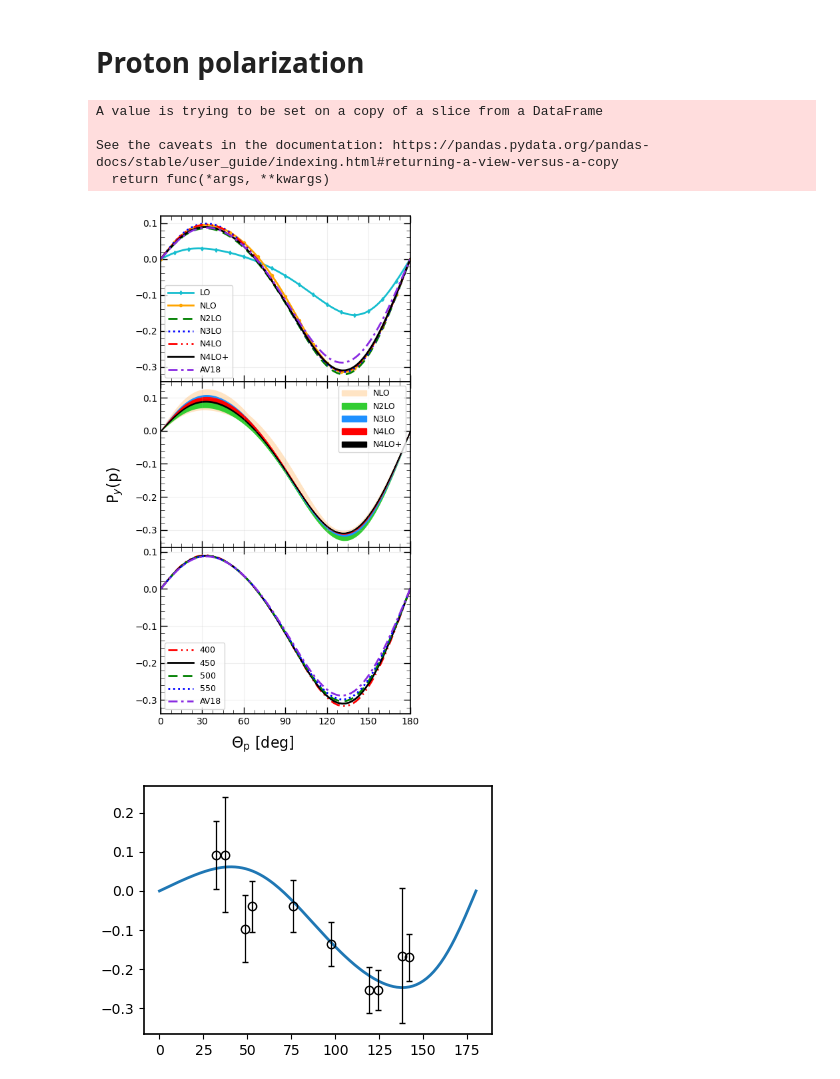
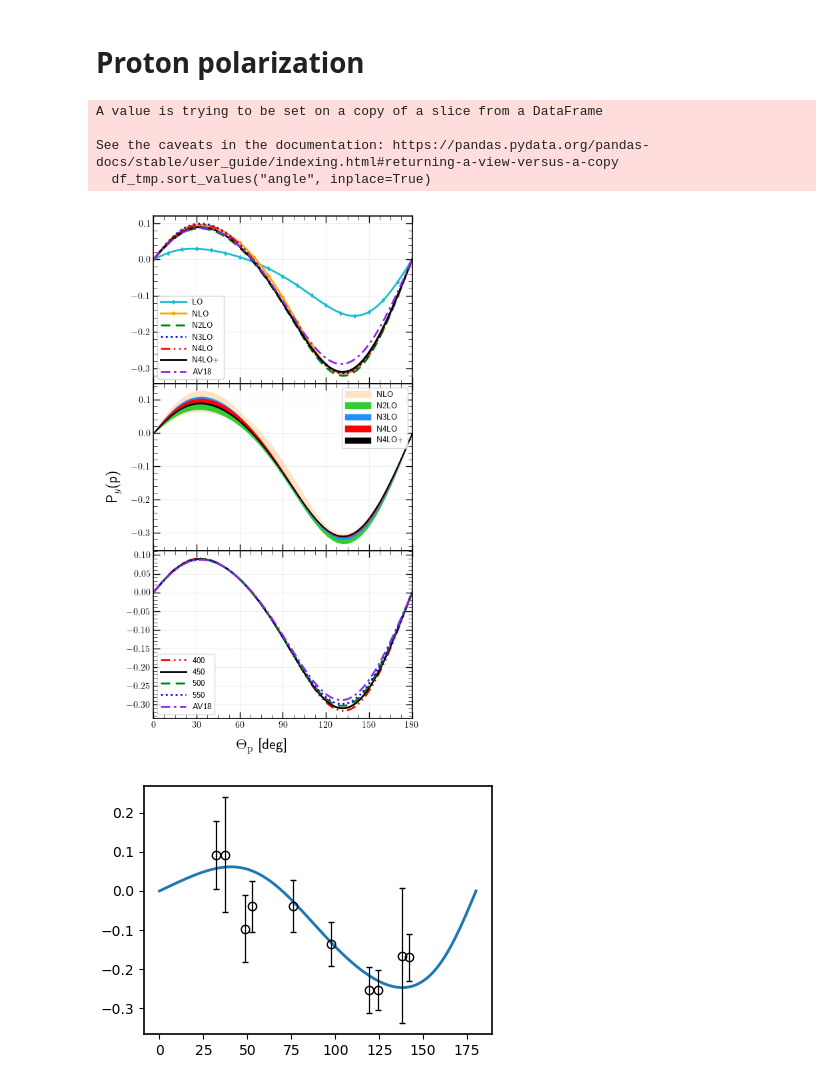
Before and after one commit to VitaliiUr/thesis, a Jupyter notebook: PlotData/Deuteron/Polarization.ipynb, the cells around one changed output. Saved outputs shown, nothing was run; the diff lists cells and outputs as text; code cells hidden in the pictures.

```diff
--- a/PlotData/Deuteron/Polarization.ipynb
+++ b/PlotData/Deuteron/Polarization.ipynb
@@ -27,7 +27,8 @@ mpl.rcParams['mathtext.bf'] = 'DejaVu Sans:bold'
 plt.rcParams["font.family"] = "sans-serif"
 plt.rcParams["font.sans-serif"] = "DejaVu Sans"
 
-plt.rc('text', usetex=False)
+# plt.rc('text', usetex=False)
+plt.rc('text', usetex=True)
 plt.rcParams['axes.linewidth'] = 1.2
 mpl.rcParams['lines.linewidth'] = 2
 
@@ -229,12 +291,12 @@ def make_fig(obs, energy, cutoff, df, exp=None, wave="SIEGERT", ylabel=None, sav
 # %%
-ax, fig = make_fig("POLNOUT2(y)", 100, 450, df_my, save=True,
+ax, fig = make_fig("POLNOUT2(y)", 100, 450, df_my, save=False,
                    ylabel="P$_y$(p)")
 # %% [output]
 A value is trying to be set on a copy of a slice from a DataFrame
 
 See the caveats in the documentation: https://pandas.pydata.org/pandas-docs/stable/user_guide/indexing.html#returning-a-view-versus-a-copy
-  return func(*args, **kwargs)
+  df_tmp.sort_values("angle", inplace=True)
-[figure, old version]
+[figure, new version]
 # %%
 df_cameron=pd.read_csv("ExpData/Capture_analyzing/cameron.dat")
 # %%
```
Also changed, not shown: parts of 4 cells of this notebook, 6 other files.
